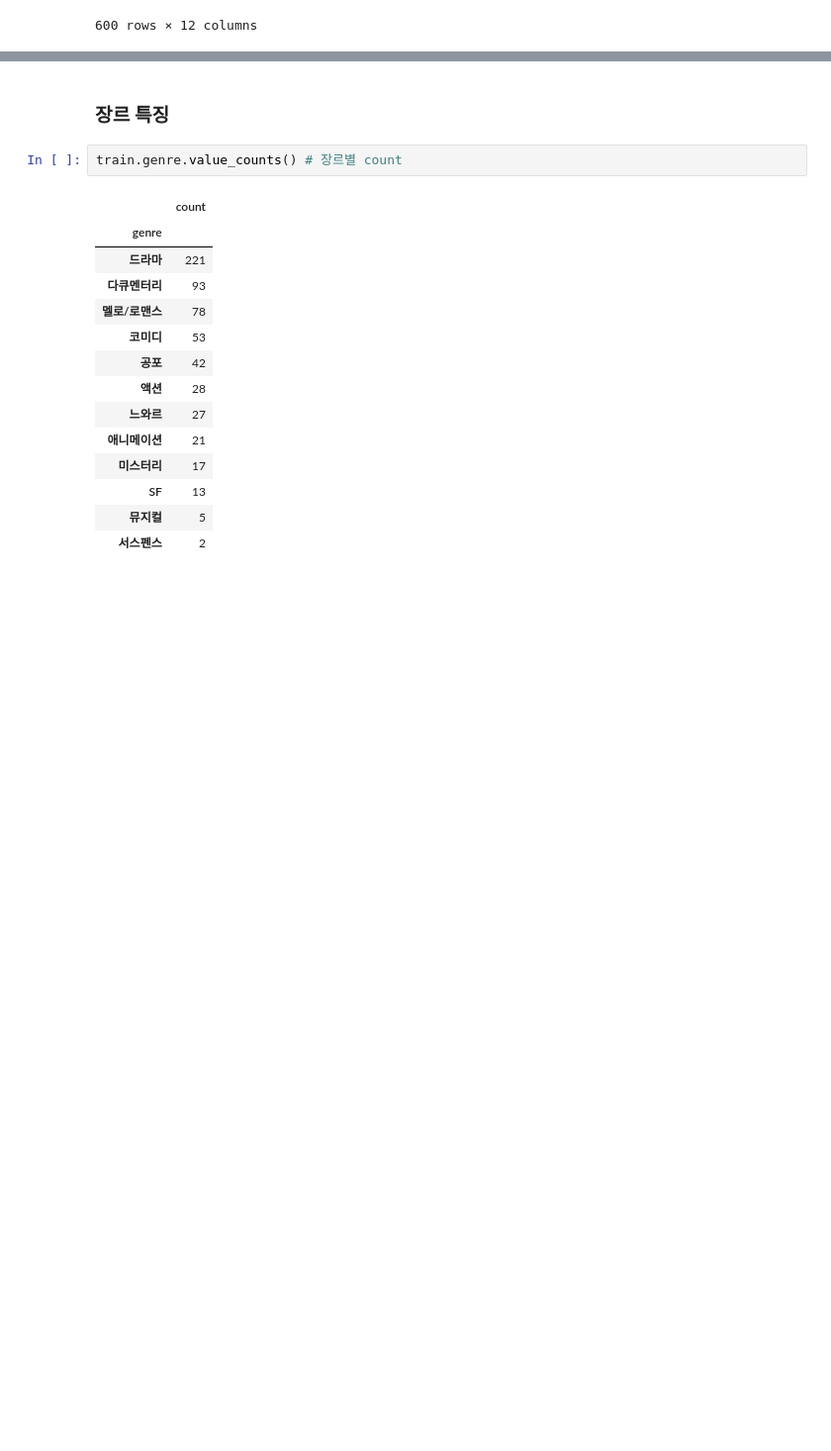
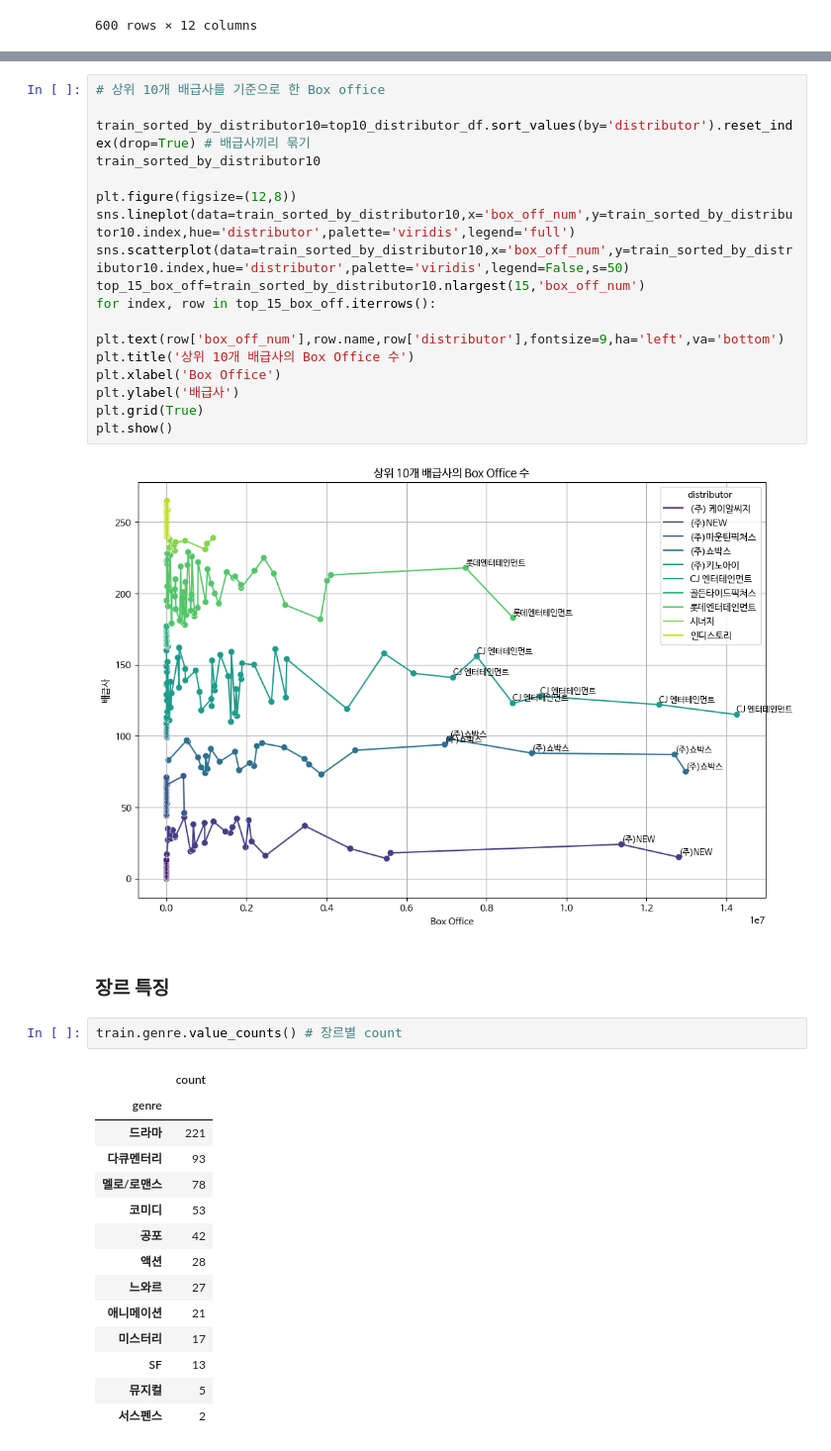
Before and after one commit to ys23-lys/ESAA, a Jupyter notebook: ESAA_YB3_미니_프로젝트.ipynb, the cells around one changed output, grey strips where cells are left out. Shown at 99% size. Saved outputs shown, nothing was run; the diff lists cells and outputs as text; blank space fills up the shorter version.

```diff
--- a/ESAA_YB3_미니_프로젝트.ipynb
+++ b/ESAA_YB3_미니_프로젝트.ipynb
@@ -380,3 +391,22 @@ plt.show()
+# %%
+# 상위 10개 배급사를 기준으로 한 Box office
+
+train_sorted_by_distributor10=top10_distributor_df.sort_values(by='distributor').reset_index(drop=True) # 배급사끼리 묶기
+train_sorted_by_distributor10
+
+plt.figure(figsize=(12,8))
+sns.lineplot(data=train_sorted_by_distributor10,x='box_off_num',y=train_sorted_by_distributor10.index,hue='distributor',palette='viridis',legend='full')
+sns.scatterplot(data=train_sorted_by_distributor10,x='box_off_num',y=train_sorted_by_distributor10.index,hue='distributor',palette='viridis',legend=False,s=50)
+top_15_box_off=train_sorted_by_distributor10.nlargest(15,'box_off_num')
+for index, row in top_15_box_off.iterrows():
+  plt.text(row['box_off_num'],row.name,row['distributor'],fontsize=9,ha='left',va='bottom')
+plt.title('상위 10개 배급사의 Box Office 수')
+plt.xlabel('Box Office')
+plt.ylabel('배급사')
+plt.grid(True)
+plt.show()
+# %% [output]
+[figure, added]
 # %% [markdown]
 ### **장르 특징**
 # %%
```
Also changed, not shown: parts of 4 cells of this notebook.
